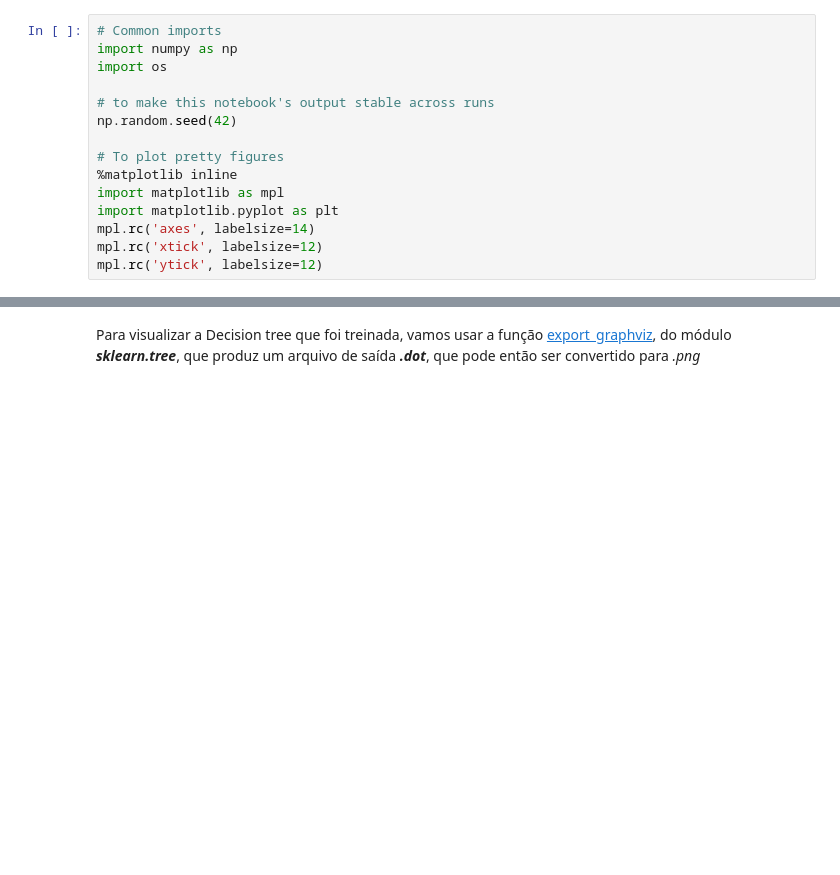
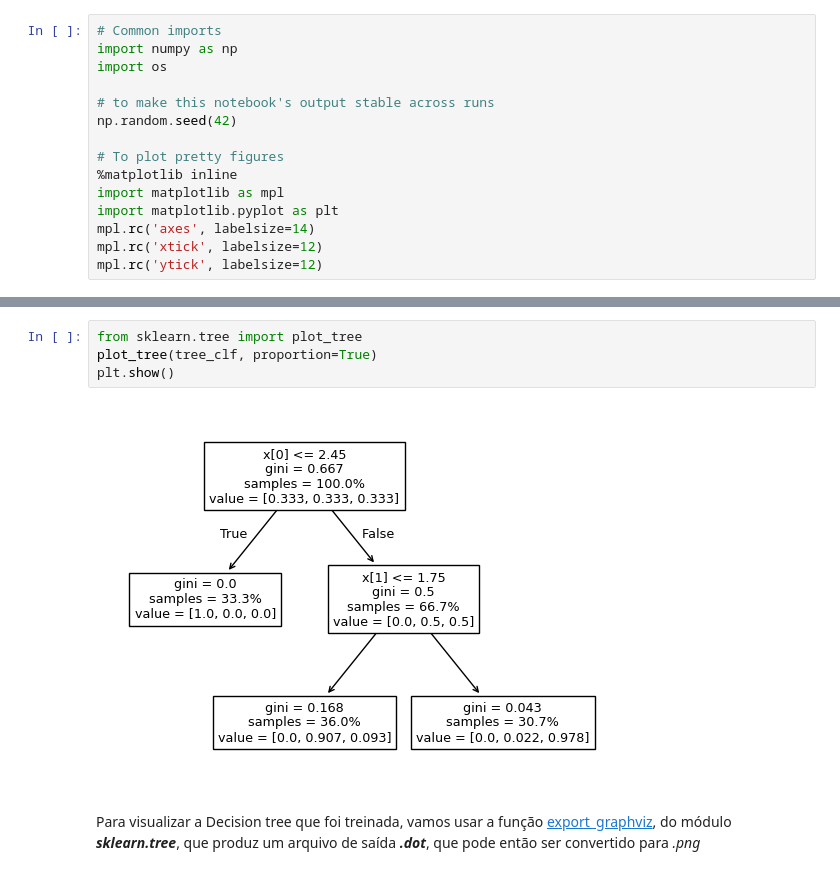
Before and after one commit to UERJ-FISICA/ML4PPGF_UERJ, a Jupyter notebook: 2026-1/DecisionTrees.ipynb, the cells around one changed output, grey strips where cells are left out. Cells and saved outputs as stored; diff of their text form; blank space fills up the shorter version.

```diff
--- a/2026-1/DecisionTrees.ipynb
+++ b/2026-1/DecisionTrees.ipynb
@@ -59,3 +73,9 @@ tree_clf.fit(X, y)
+# %%
+from sklearn.tree import plot_tree
+plot_tree(tree_clf, proportion=True)
+plt.show()
+# %% [output]
+[figure, added]
 # %% [markdown]
 Para visualizar a Decision tree que foi treinada, vamos usar a função [export_graphviz](https://scikit-learn.org/stable/modules/generated/sklearn.tree.export_graphviz.html), do módulo ***sklearn.tree***, que produz um arquivo de saída ***.dot***, que pode então ser convertido para *.png*
 # %%
```
Also changed, not shown: parts of 10 cells of this notebook.
